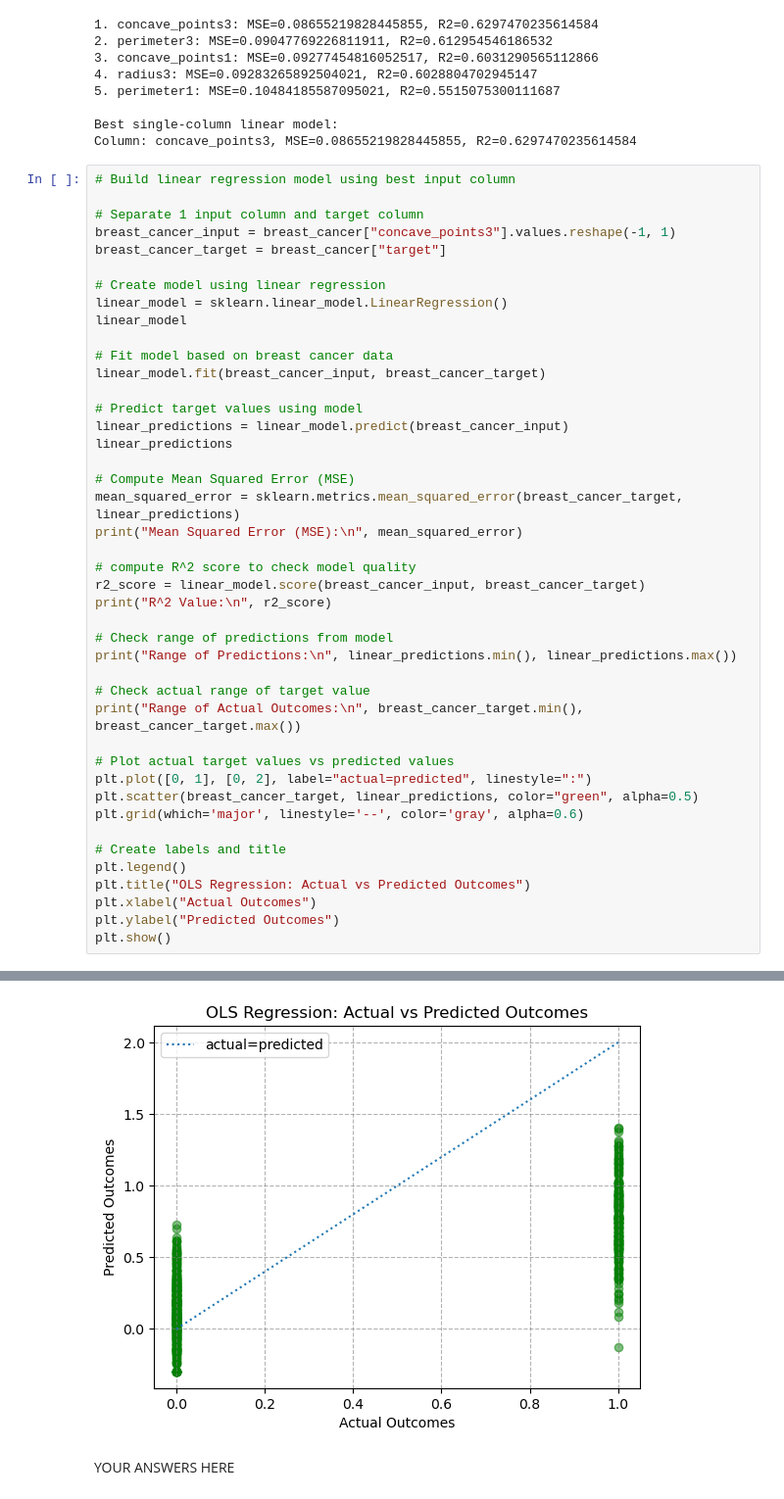
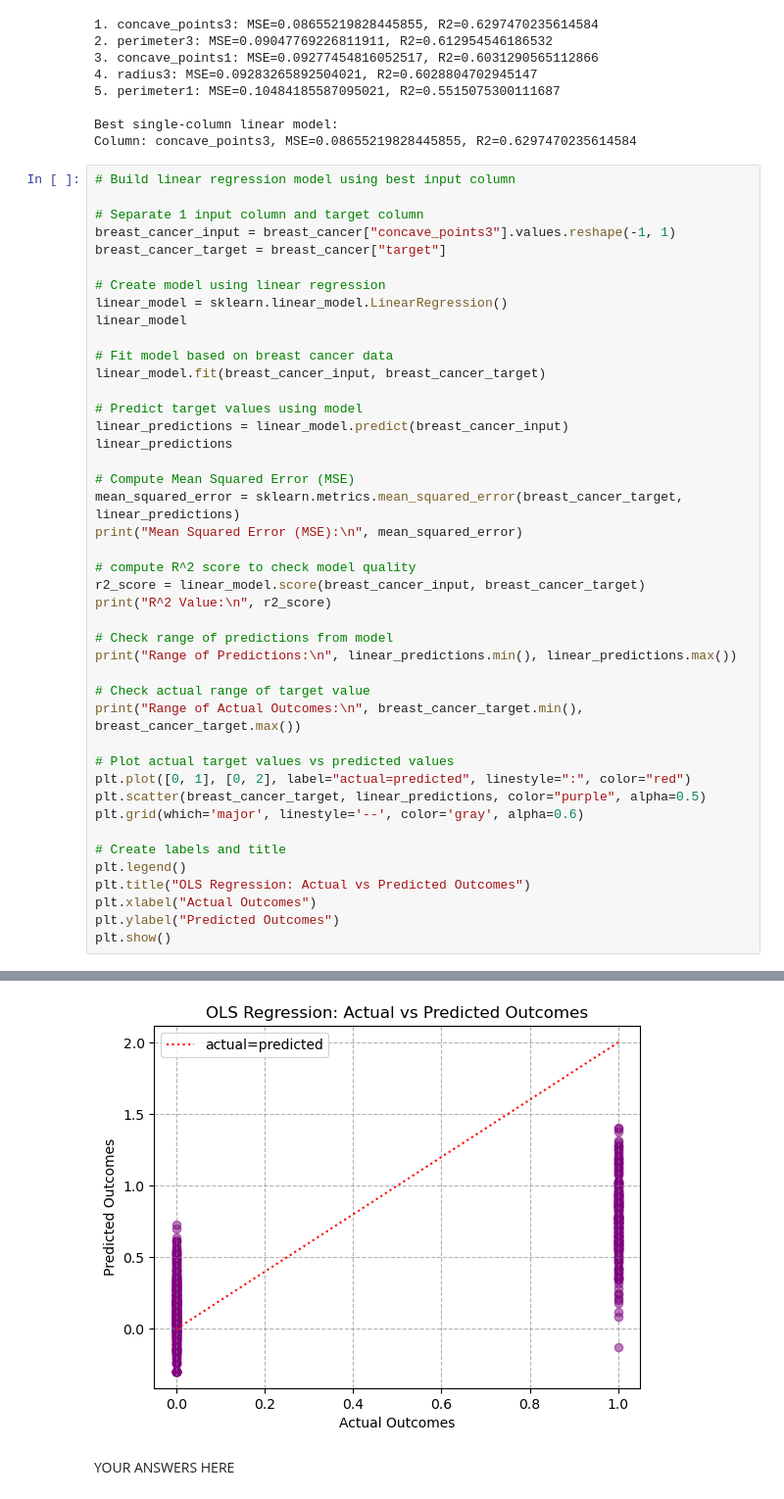
Before and after one commit to veniola/dx601-final-project, a Jupyter notebook: project.ipynb, the cells around one changed output, grey strips where cells are left out. Shown at 98% size. Cells and saved outputs as stored; diff of their text form.

```diff
--- a/project.ipynb
+++ b/project.ipynb
@@ -361,36 +378,36 @@ mean_squared_error = sklearn.metrics.mean_squared_error(breast_cancer_target, li
 print("Mean Squared Error (MSE):\n", mean_squared_error)
 
 # compute R^2 score to check model quality
 r2_score = linear_model.score(breast_cancer_input, breast_cancer_target)
 print("R^2 Value:\n", r2_score)
 
 # Check range of predictions from model
 print("Range of Predictions:\n", linear_predictions.min(), linear_predictions.max())
 
 # Check actual range of target value
 print("Range of Actual Outcomes:\n", breast_cancer_target.min(), breast_cancer_target.max())
 
 # Plot actual target values vs predicted values
-plt.plot([0, 1], [0, 2], label="actual=predicted", linestyle=":")
-plt.scatter(breast_cancer_target, linear_predictions, color="green", alpha=0.5)
+plt.plot([0, 1], [0, 2], label="actual=predicted", linestyle=":", color="red")
+plt.scatter(breast_cancer_target, linear_predictions, color="purple", alpha=0.5)
 plt.grid(which='major', linestyle='--', color='gray', alpha=0.6)
 
 # Create labels and title
 plt.legend()
 plt.title("OLS Regression: Actual vs Predicted Outcomes")
 plt.xlabel("Actual Outcomes")
 plt.ylabel("Predicted Outcomes")
 plt.show()
 # %% [output]
 Mean Squared Error (MSE):
  0.08655219828445855
 R^2 Value:
  0.6297470235614584
 Range of Predictions:
  -0.2969678842276955 1.403109489330487
 Range of Actual Outcomes:
  0 1
-[figure, old version]
+[figure, new version]
 # %% [markdown]
 YOUR ANSWERS HERE
 # %%
```
Also changed, not shown: parts of 10 cells of this notebook.
